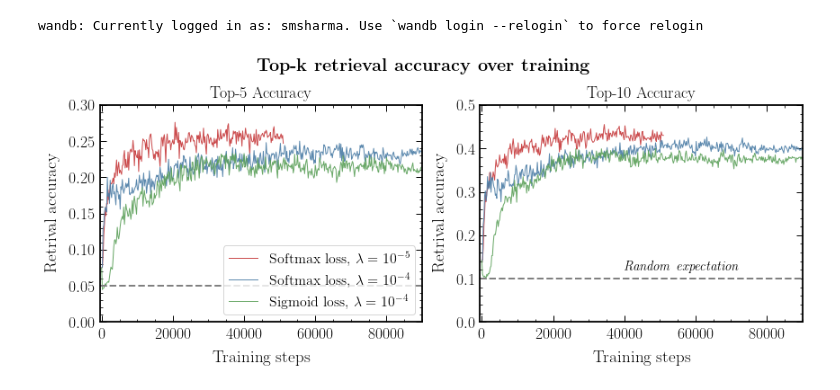
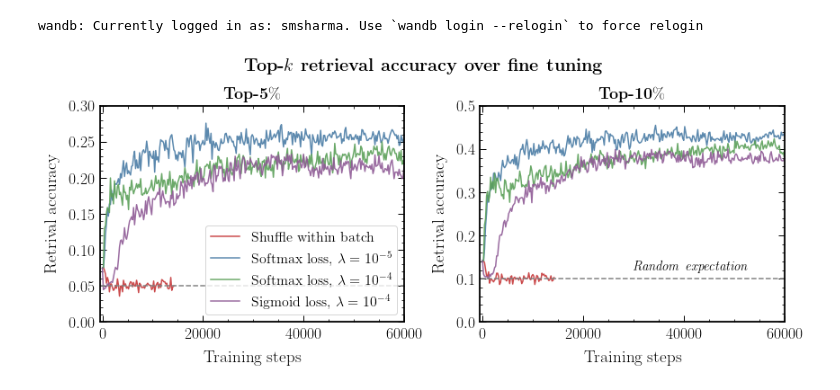
Before and after one commit to smsharma/PAPERCLIP-Hubble, a Jupyter notebook: notebooks/04_retrieval_acc.ipynb, the cells around one changed output. Cells and saved outputs as stored; diff of their text form; code cells hidden in the pictures.

Commit message:
Update retrieval acc plot with batch shuffling

```diff
--- a/notebooks/04_retrieval_acc.ipynb
+++ b/notebooks/04_retrieval_acc.ipynb
@@ -28,18 +28,19 @@ import wandb
 wandb: Currently logged in as: smsharma. Use `wandb login --relogin` to force relogin
 # %%
 import matplotlib.pyplot as plt
-import wandb
 import numpy as np
 
 # Assuming 'run_labels' contains the names of the runs you are interested in
 # Define it based on your requirements
 run_labels = ['ancient-armadillo-88',
               "ethereal-disco-89",
-              'good-vortex-92']
+              'good-vortex-92',
+              'efficient-night-96']
 
 run_legends = ['Sigmoid loss, $\lambda = 10^{-4}$',
               "Softmax loss, $\lambda = 10^{-4}$",
-              'Softmax loss, $\lambda = 10^{-5}$']
+              'Softmax loss, $\lambda = 10^{-5}$',
+              'Shuffle within batch']
 
 # Creating the dictionary
 run_dict = {run_labels[i]: run_legends[i] for i in range(len(run_labels))}
@@ -57,41 +58,43 @@ for run in runs:
         # Fetch history for top 5 and top 10 accuracy
         history_top5 = run.history(keys=["val/top_5_accuracy"])
         history_top10 = run.history(keys=["val/top_10_accuracy"])  # assuming this key exists
 
         # Store the data for later plotting
         top5_data[run.name] = (history_top5['_step'], history_top5['val/top_5_accuracy'])
         top10_data[run.name] = (history_top10['_step'], history_top10['val/top_10_accuracy'])  # replace with correct key if different
 
 # Plotting
 fig, axes = plt.subplots(1, 2, figsize=(12, 5))
 
 # Plot for Top 5 Accuracy
 for idx, (run_name, (steps, accuracy)) in enumerate(top5_data.items()):
-    axes[0].plot([0] + list(200 * np.arange(1, len(steps) + 1)), [0.075] + list(accuracy), label=run_dict[run_name], lw=1)  # replace with correct key if different
+    ls = '-' if run_dict[run_name] == "Shuffle within batch" else '-'
+    axes[0].plot([0] + list(200 * np.arange(1, len(steps) + 1)), [0.075] + list(accuracy), label=run_dict[run_name], lw=1.5, ls=ls)  # replace with correct key if different
 
-axes[0].set_title("Top-5 Accuracy")
+axes[0].set_title(r"\textbf{Top-5}\%")
 axes[0].set_xlabel("Training steps")
 axes[0].set_ylabel("Retrival accuracy")
-axes[0].axhline(0.05, color='grey', ls='--', lw=2)
+axes[0].axhline(0.05, color='grey', ls='--', lw=1.5)
 axes[0].set_ylim(0, 0.3)
-axes[0].set_xlim(-500, 90_000)
+axes[0].set_xlim(-500, 60_000)
 
 # Plot for Top 10 Accuracy
 for run_name, (steps, accuracy) in top10_data.items():
-    axes[1].plot([0] + list(200 * np.arange(1, len(steps) + 1)), [0.1419999897480011] + list(accuracy), label=run_dict[run_name], lw=1)  # replace with correct key if different
+    ls = '-' if run_dict[run_name] == "Shuffle within batch" else '-'
+    axes[1].plot([0] + list(200 * np.arange(1, len(steps) + 1)), [0.1419999897480011] + list(accuracy), label=run_dict[run_name], lw=1.5, ls=ls)  # replace with correct key if different
 
-axes[1].set_title("Top-10 Accuracy")
+axes[1].set_title(r"\textbf{Top-10}\%")
 axes[1].set_xlabel("Training steps")
 axes[1].set_ylabel("Retrival accuracy")
-axes[1].axhline(0.1, color='grey', ls='--', lw=2)
+axes[1].axhline(0.1, color='grey', ls='--', lw=1.5)
 axes[1].set_ylim(0, 0.5)
-axes[1].set_xlim(-500, 90_000)
-axes[1].text(40_000, 0.12, "\emph{Random expectation}", fontsize=15)
+axes[1].set_xlim(-500, 60_000)
+axes[1].text(30_000, 0.12, "\emph{Random expectation}", fontsize=15)
 
-fig.suptitle(r"\textbf{Top-k retrieval accuracy over training}", fontsize=20)
+fig.suptitle(r"\textbf{Top-$k$ retrieval accuracy over fine tuning}", fontsize=20)
 axes[0].legend(frameon=True, framealpha=0.8, fontsize=16)
 
 plt.tight_layout()
 plt.savefig("../paper/plots/retrieval_acc.pdf")
 # %% [output]
-[figure, old version]
+[figure, new version]
```
Also changed, not shown: 1 other file.
